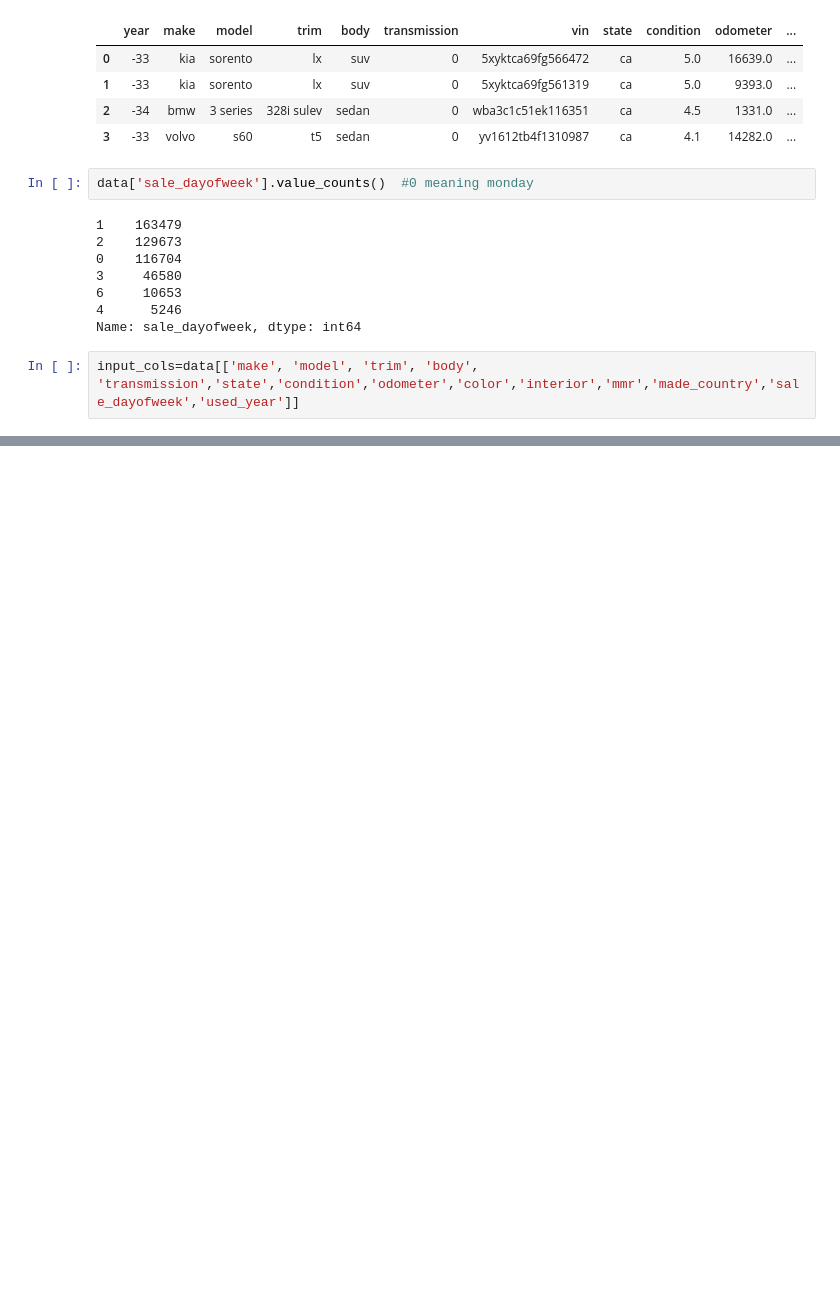
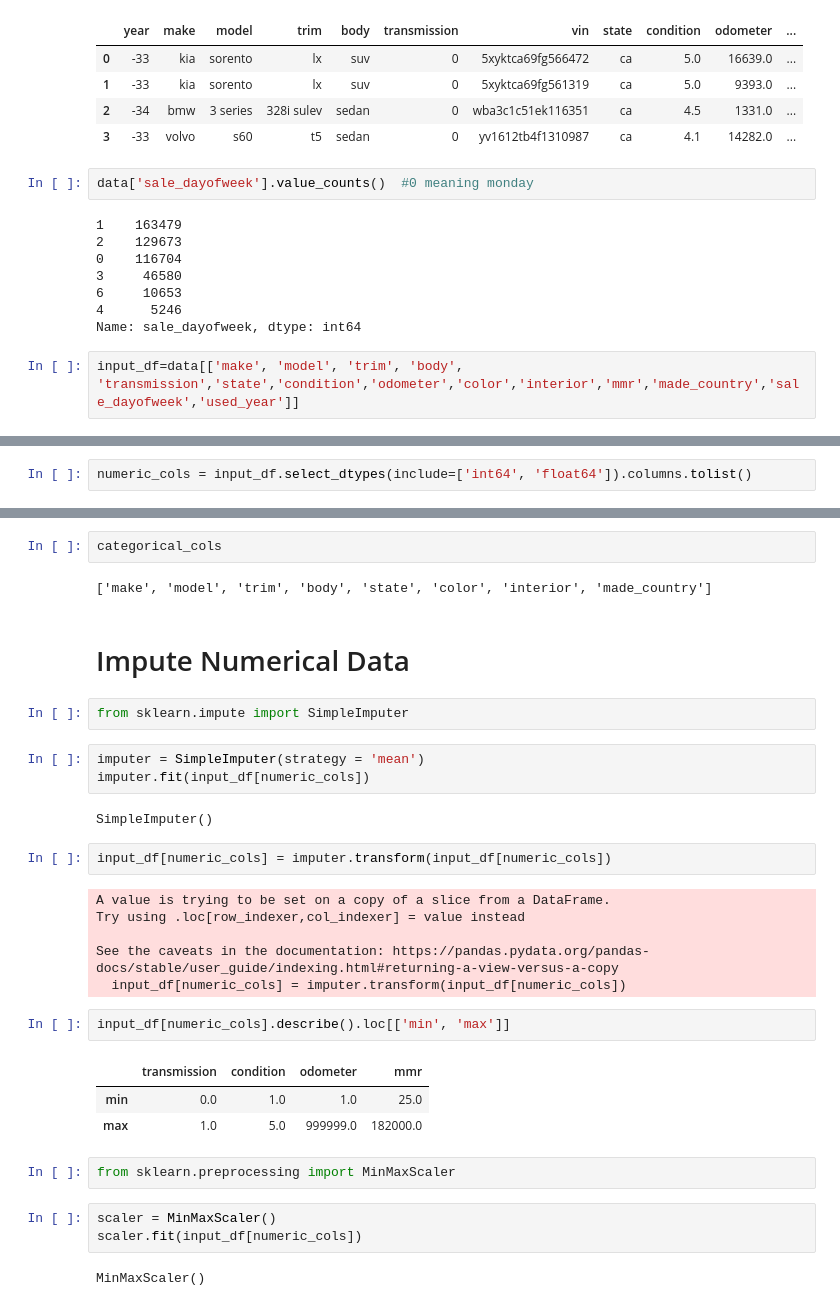
Before and after one commit to ankitmishra2232/Assignments_C, a Jupyter notebook: Car Prices regression02.ipynb, the cells around one changed output, grey strips where cells are left out. Saved outputs shown, nothing was run; the diff lists cells and outputs as text; blank space fills up the shorter version.

```diff
--- a/Car Prices regression02.ipynb
+++ b/Car Prices regression02.ipynb
@@ -443,5 +431,5 @@ data['sale_dayofweek'].value_counts()  #0 meaning monday
 4      5246
 Name: sale_dayofweek, dtype: int64
 # %%
-input_cols=data[['make', 'model', 'trim', 'body', 'transmission','state','condition','odometer','color','interior','mmr','made_country','sale_dayofweek','used_year']]
+input_df=data[['make', 'model', 'trim', 'body', 'transmission','state','condition','odometer','color','interior','mmr','made_country','sale_dayofweek','used_year']]
 # %%
@@ -484,0 +484,2 @@ Name: interior, dtype: int64
+# %%
+numeric_cols = input_df.select_dtypes(include=['int64', 'float64']).columns.tolist()
@@ -484,0 +492,34 @@ Name: interior, dtype: int64
+# %%
+categorical_cols
+# %% [output]
+['make', 'model', 'trim', 'body', 'state', 'color', 'interior', 'made_country']
+# %% [markdown]
+# Impute Numerical Data
+# %%
+from sklearn.impute import SimpleImputer
+# %%
+imputer = SimpleImputer(strategy = 'mean')
+imputer.fit(input_df[numeric_cols])
+# %% [output]
+SimpleImputer()
+# %%
+input_df[numeric_cols] = imputer.transform(input_df[numeric_cols])
+# %% [output]
+A value is trying to be set on a copy of a slice from a DataFrame.
+Try using .loc[row_indexer,col_indexer] = value instead
+
+See the caveats in the documentation: https://pandas.pydata.org/pandas-docs/stable/user_guide/indexing.html#returning-a-view-versus-a-copy
+  input_df[numeric_cols] = imputer.transform(input_df[numeric_cols])
+# %%
+input_df[numeric_cols].describe().loc[['min', 'max']]
+# %% [output]
+|  | transmission | condition | odometer | mmr |
+| min | 0.0 | 1.0 | 1.0 | 25.0 |
+| max | 1.0 | 5.0 | 999999.0 | 182000.0 |
+# %%
+from sklearn.preprocessing import MinMaxScaler
+# %%
+scaler = MinMaxScaler()
+scaler.fit(input_df[numeric_cols])
+# %% [output]
+MinMaxScaler()
```
Also changed, not shown: parts of 17 cells of this notebook.
